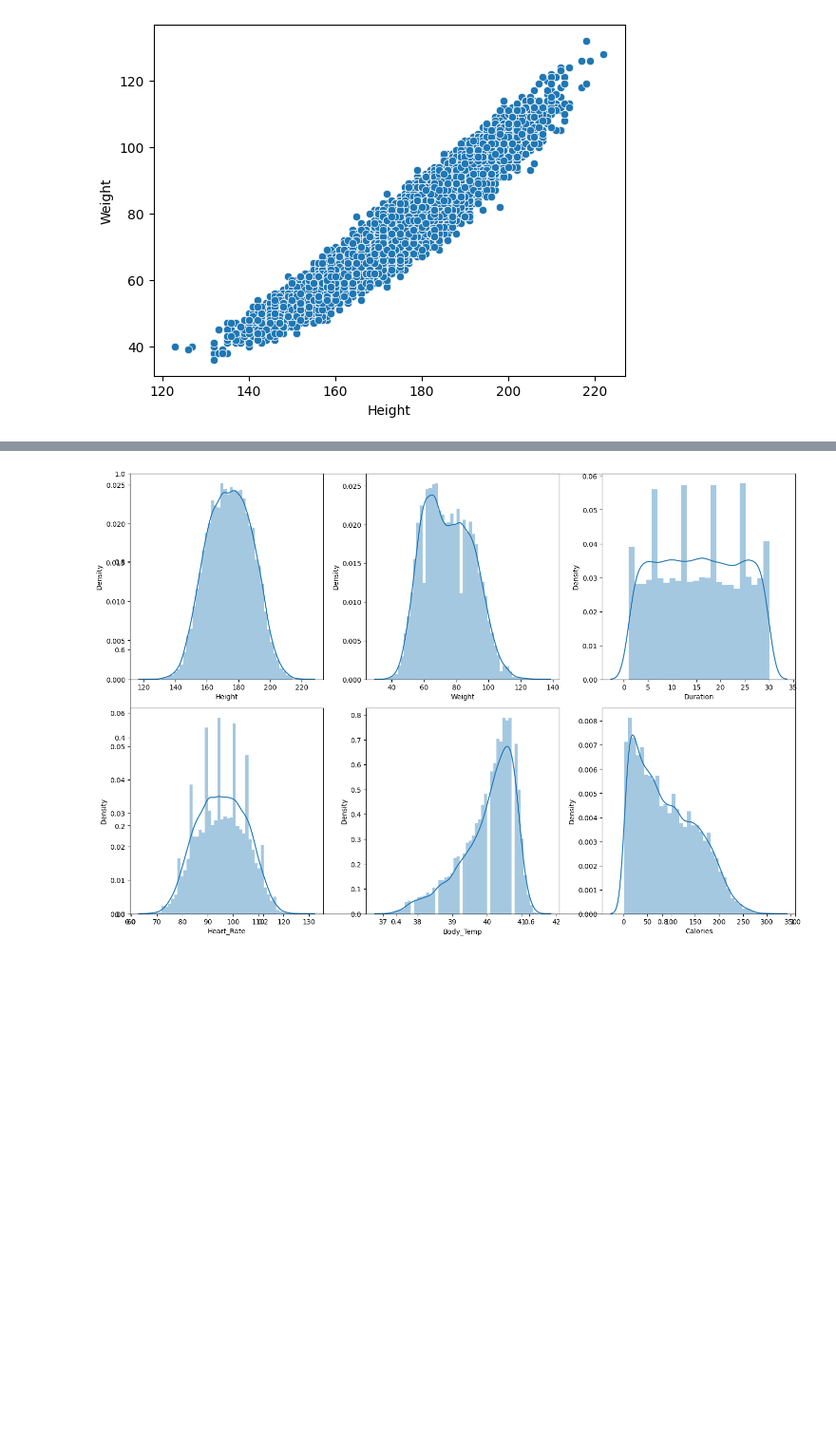
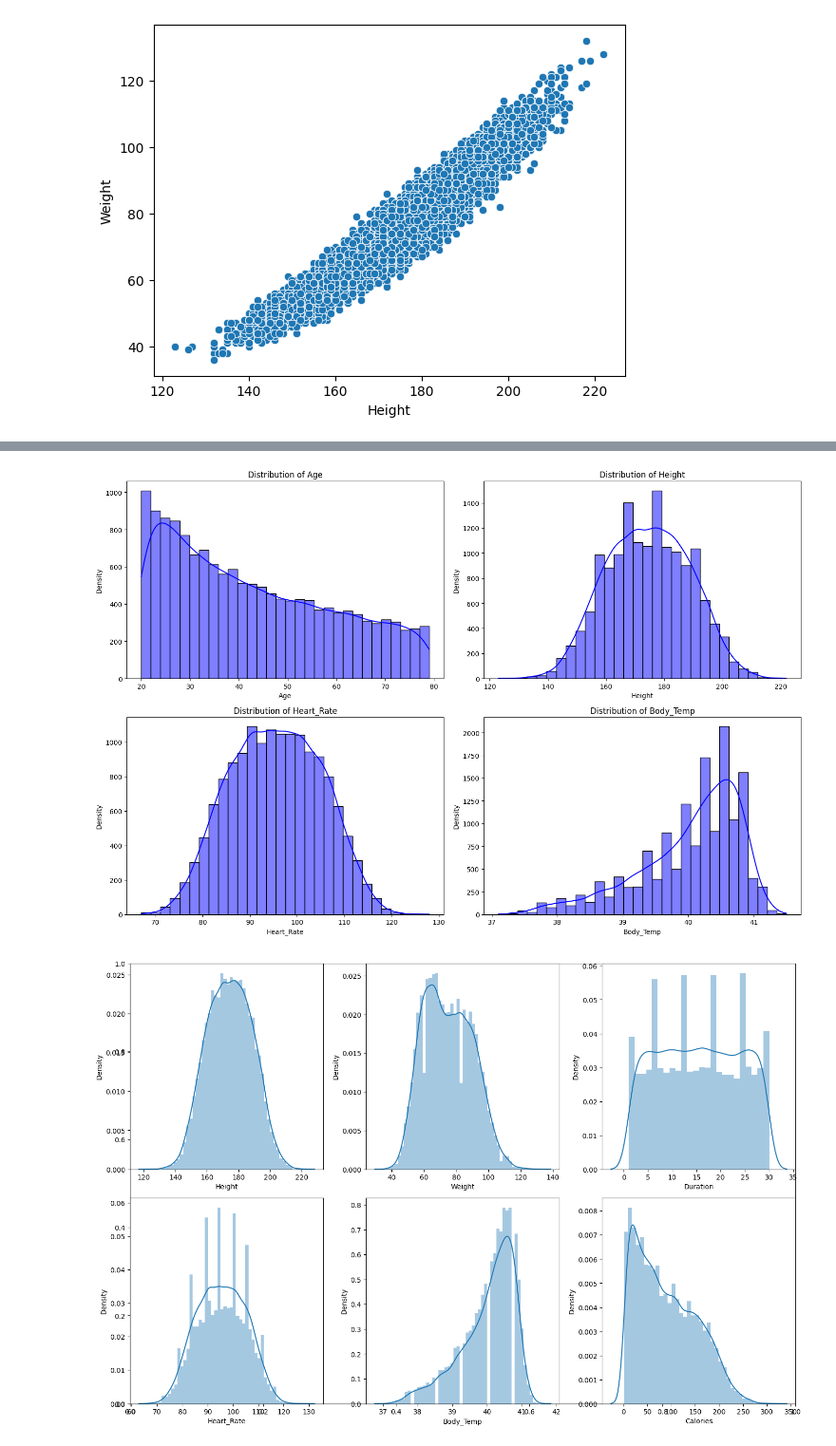
Before and after one commit to JXAsain/Calories-Burnt-Prediction, a Jupyter notebook: Project/Calories_Burnt_Prediction_using_Machine_Learning.ipynb, the cells around one changed output, grey strips where cells are left out. Shown at 95% size. Cells and saved outputs as stored; diff of their text form; code cells hidden in the pictures; blank space fills up the shorter version.

```diff
--- a/Project/Calories_Burnt_Prediction_using_Machine_Learning.ipynb
+++ b/Project/Calories_Burnt_Prediction_using_Machine_Learning.ipynb
@@ -78,3 +78,23 @@ plt.show()
+# %%
+
+# Create subplots for normal distribution visualization
+plt.figure(figsize=(15, 10))
+
+for i, col in enumerate(features):
+    plt.subplot(2, 2, i + 1)
+
+    # Plot histogram with KDE (smooth curve to approximate normal distribution)
+    sb.histplot(df[col], kde=True, bins=30, color='blue')
+
+    # Titles and labels
+    plt.title(f'Distribution of {col}')
+    plt.xlabel(col)
+    plt.ylabel('Density')
+
+plt.tight_layout()
+plt.show()
+# %% [output]
+[figure, added]
 # %%
 features = df.select_dtypes(include='float').columns
 
```
Also changed, not shown: parts of 1 cell of this notebook, 4 other files.
